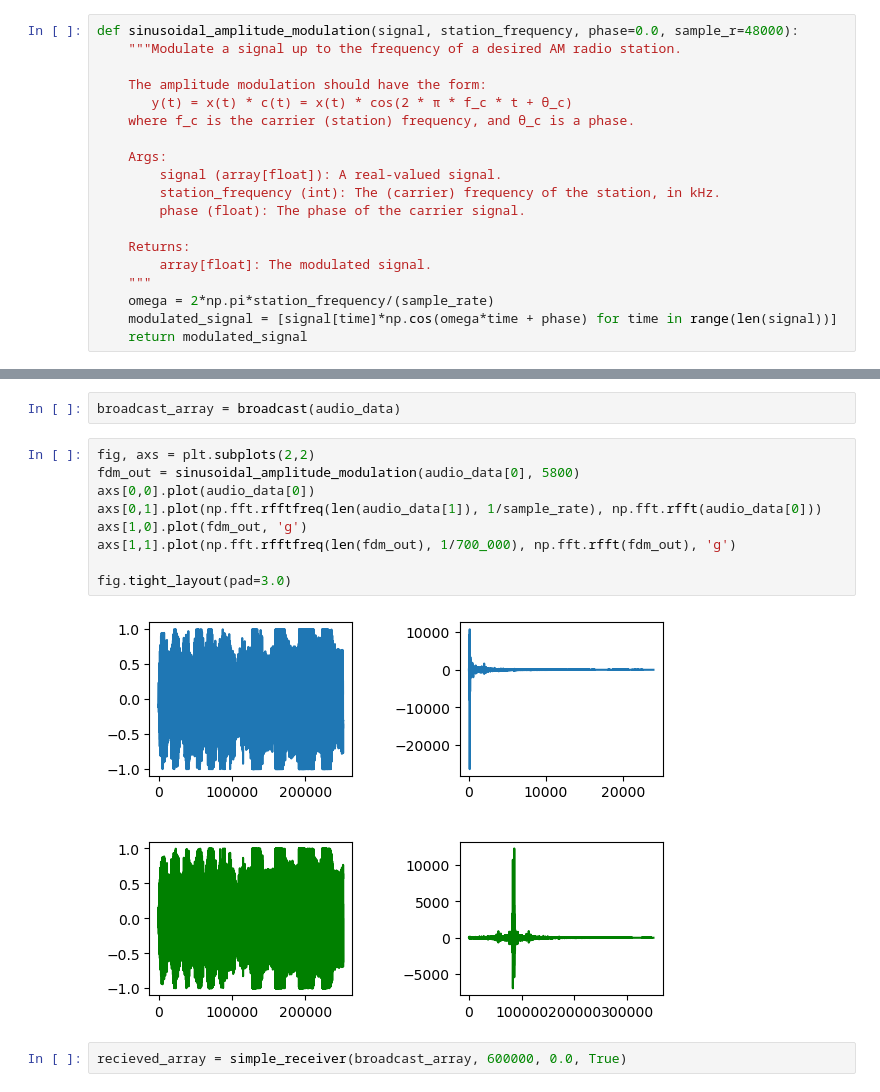
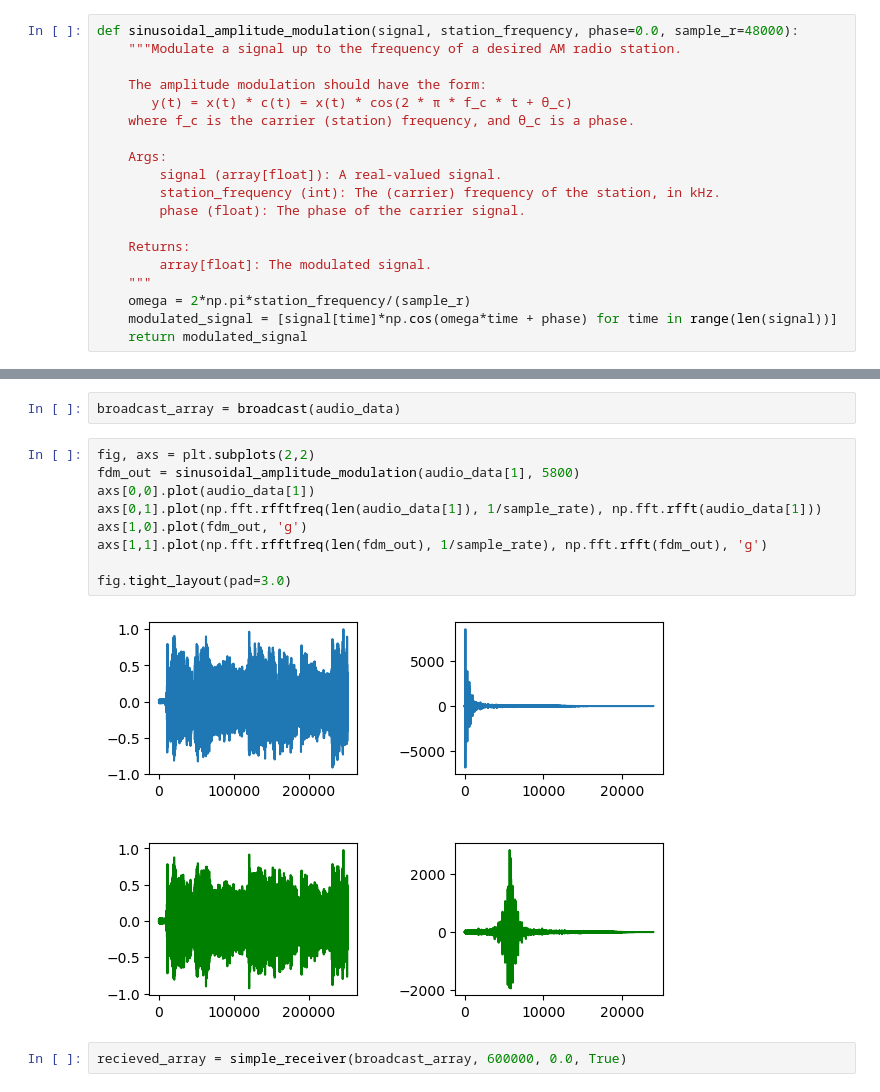
Before and after one commit to halab1t/AM-radio, a Jupyter notebook: AM-Radio.ipynb, the cells around one changed output, grey strips where cells are left out. Drawn from its saved outputs; the diff is of its cells as text.

```diff
--- a/AM-Radio.ipynb
+++ b/AM-Radio.ipynb
@@ -141,7 +141,7 @@ def sinusoidal_amplitude_modulation(signal, station_frequency, phase=0.0, sample
     Returns:
         array[float]: The modulated signal.
     """
-    omega = 2*np.pi*station_frequency/(sample_rate)
+    omega = 2*np.pi*station_frequency/(sample_r)
     modulated_signal = [signal[time]*np.cos(omega*time + phase) for time in range(len(signal))]
     return modulated_signal
 # %% [markdown]
@@ -220,15 +220,15 @@ def simple_receiver(broadcast, station_frequency, phase=0.0, bandpass=True):
 broadcast_array = broadcast(audio_data)
 # %%
 fig, axs = plt.subplots(2,2)
-fdm_out = sinusoidal_amplitude_modulation(audio_data[0], 5800)
-axs[0,0].plot(audio_data[0])
-axs[0,1].plot(np.fft.rfftfreq(len(audio_data[1]), 1/sample_rate), np.fft.rfft(audio_data[0]))
+fdm_out = sinusoidal_amplitude_modulation(audio_data[1], 5800)
+axs[0,0].plot(audio_data[1])
+axs[0,1].plot(np.fft.rfftfreq(len(audio_data[1]), 1/sample_rate), np.fft.rfft(audio_data[1]))
 axs[1,0].plot(fdm_out, 'g')
-axs[1,1].plot(np.fft.rfftfreq(len(fdm_out), 1/700_000), np.fft.rfft(fdm_out), 'g')
+axs[1,1].plot(np.fft.rfftfreq(len(fdm_out), 1/sample_rate), np.fft.rfft(fdm_out), 'g')
 
 fig.tight_layout(pad=3.0)
 # %% [output]
-[figure, old version]
+[figure, new version]
 # %%
 recieved_array = simple_receiver(broadcast_array, 600000, 0.0, True)
 # %%
```
